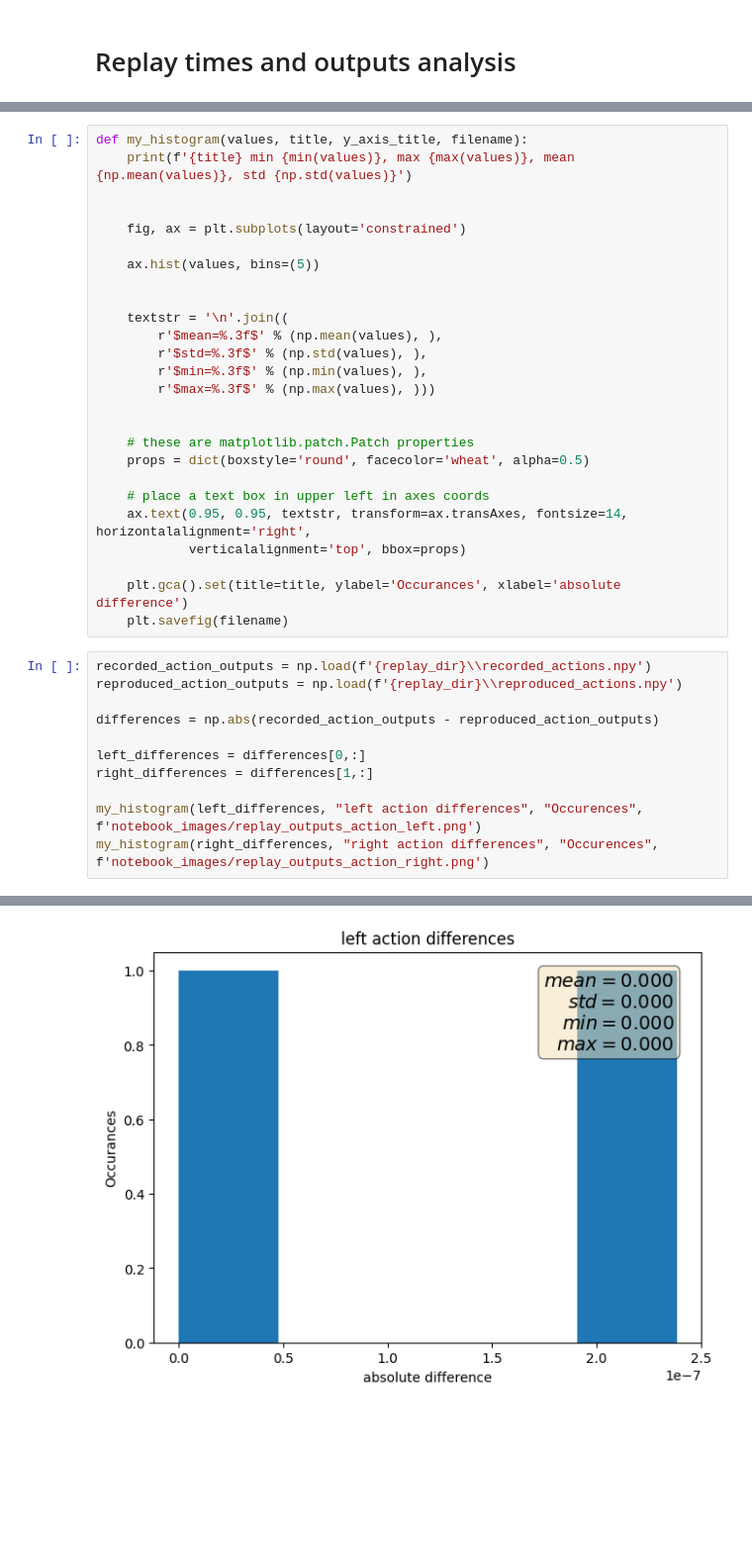
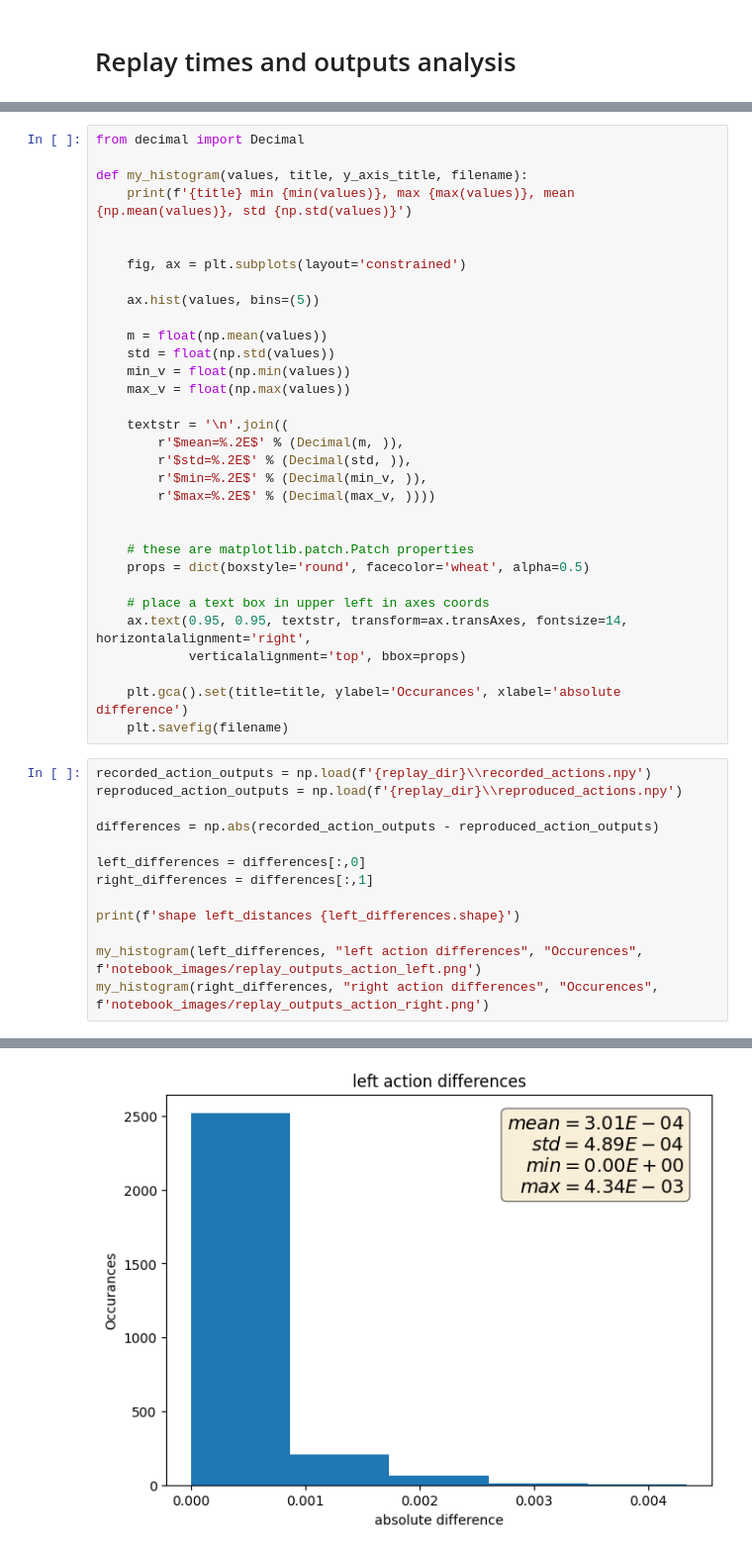
Before and after one commit to geschnee/carsim-rl-cnn, a Jupyter notebook: python/eval_and_replay_analysis.ipynb, the cells around one changed output, grey strips where cells are left out. Shown at 99% size. Drawn from its saved outputs; the diff is of its cells as text; blank space fills up the shorter version.

```diff
--- a/python/eval_and_replay_analysis.ipynb
+++ b/python/eval_and_replay_analysis.ipynb
@@ -480,4 +501,6 @@ min 0.061429500579833984, mean 0.06495326028946369, max 0.208587646484375
 # %%
+from decimal import Decimal
+
 def my_histogram(values, title, y_axis_title, filename):
     print(f'{title} min {min(values)}, max {max(values)}, mean {np.mean(values)}, std {np.std(values)}')
 
@@ -486,12 +509,16 @@ def my_histogram(values, title, y_axis_title, filename):
 
     ax.hist(values, bins=(5))
 
+    m = float(np.mean(values))
+    std = float(np.std(values))
+    min_v = float(np.min(values))
+    max_v = float(np.max(values))
 
     textstr = '\n'.join((
-        r'$mean=%.3f$' % (np.mean(values), ),
-        r'$std=%.3f$' % (np.std(values), ),
-        r'$min=%.3f$' % (np.min(values), ),
-        r'$max=%.3f$' % (np.max(values), )))
+        r'$mean=%.2E$' % (Decimal(m, )),
+        r'$std=%.2E$' % (Decimal(std, )),
+        r'$min=%.2E$' % (Decimal(min_v, )),
+        r'$max=%.2E$' % (Decimal(max_v, ))))
 
 
     # these are matplotlib.patch.Patch properties
@@ -509,8 +536,10 @@ reproduced_action_outputs = np.load(f'{replay_dir}\\reproduced_actions.npy')
 
 differences = np.abs(recorded_action_outputs - reproduced_action_outputs)
 
-left_differences = differences[0,:]
-right_differences = differences[1,:]
+left_differences = differences[:,0]
+right_differences = differences[:,1]
+
+print(f'shape left_distances {left_differences.shape}')
 
 my_histogram(left_differences, "left action differences", "Occurences", f'notebook_images/replay_outputs_action_left.png')
 my_histogram(right_differences, "right action differences", "Occurences", f'notebook_images/replay_outputs_action_right.png')
@@ -520 +550 @@ right action differences min [2.3841858e-07], max [4.7683716e-07], mean 3.576278
-[figure, old version]
+[figure, new version]
```
Also changed, not shown: parts of 9 cells of this notebook, 19 other files.
